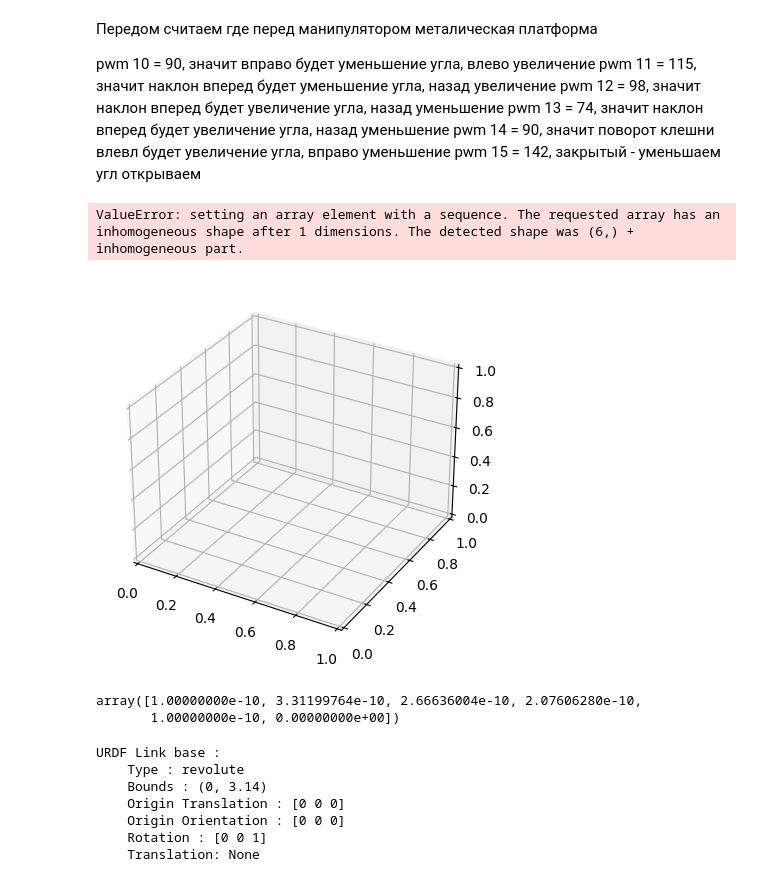
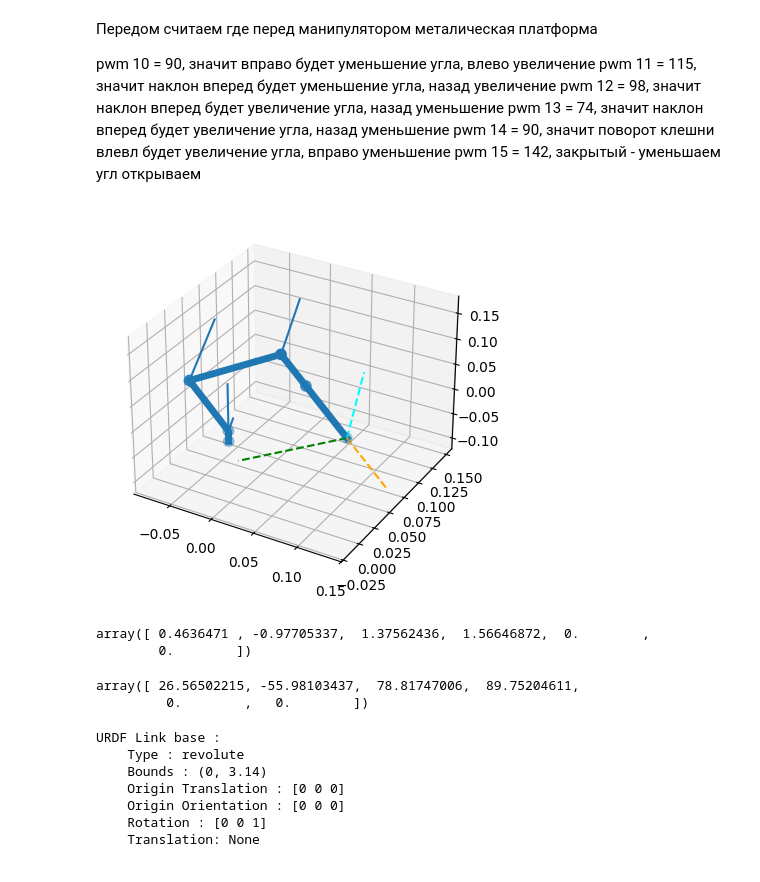
Before and after one commit to lashy0/robot-manipulator, a Jupyter notebook: tools/robot.ipynb, the cells around one changed output. Saved outputs shown, nothing was run; the diff lists cells and outputs as text; code cells hidden in the pictures.

Commit message:
update robot

```diff
--- a/tools/robot.ipynb
+++ b/tools/robot.ipynb
@@ -71,16 +69,22 @@ from mpl_toolkits.mplot3d import Axes3D
 # %%
 ax = matplotlib.pyplot.figure().add_subplot(111, projection='3d')
 
-robot_chain.plot(robot_chain.inverse_kinematics([0.1, 0.1, 0.1]), ax, show=True)
+robot_chain.plot(robot_chain.inverse_kinematics([0.1, 0.05, 0.0]), ax, show=True)
 matplotlib.pyplot.show()
 # %% [output]
-ValueError: setting an array element with a sequence. The requested array has an inhomogeneous shape after 1 dimensions. The detected shape was (6,) + inhomogeneous part.
-[figure, old version]
+[figure, new version]
 # %%
-robot_chain.inverse_kinematics([0.1, 0.1, 0.1])
+angles_radians = robot_chain.inverse_kinematics([0.1, 0.05, 0.1])
+angles_radians
 # %% [output]
-array([1.00000000e-10, 3.31199764e-10, 2.66636004e-10, 2.07606280e-10,
-       1.00000000e-10, 0.00000000e+00])
+array([ 0.4636471 , -0.97705337,  1.37562436,  1.56646872,  0.        ,
+        0.        ])
+# %%
+angles_degrees = np.degrees(angles_radians)
+angles_degrees
+# %% [output]
+array([ 26.56502215, -55.98103437,  78.81747006,  89.75204611,
+         0.        ,   0.        ])
 # %%
 robot_chain.links[0]
 # %% [output]
```
Also changed, not shown: parts of 1 cell of this notebook.
